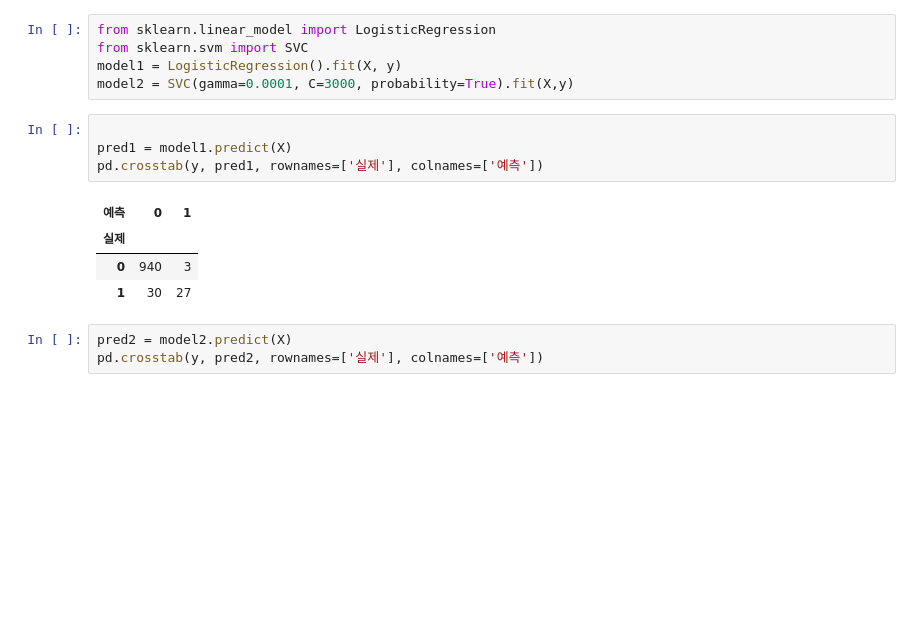
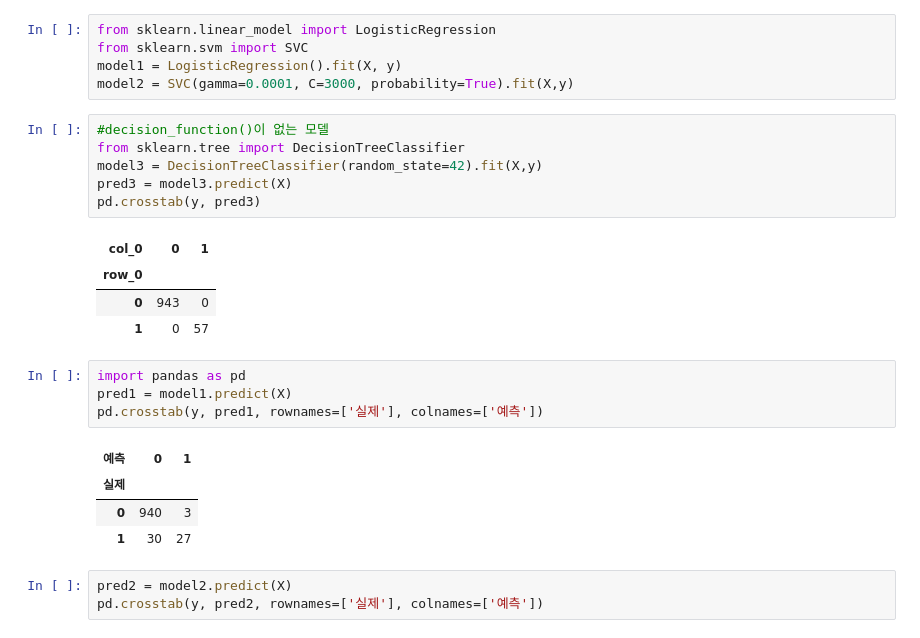
Before and after one commit to Jayk1220/ai, a Jupyter notebook: source/09_MachineLearning/ch3_분류분석.ipynb, the cells around one changed output. Cells and saved outputs as stored; diff of their text form; blank space fills up the shorter version.

```diff
--- a/source/09_MachineLearning/ch3_분류분석.ipynb
+++ b/source/09_MachineLearning/ch3_분류분석.ipynb
@@ -616,8 +624,19 @@ from sklearn.linear_model import LogisticRegression
 from sklearn.svm import SVC
 model1 = LogisticRegression().fit(X, y)
 model2 = SVC(gamma=0.0001, C=3000, probability=True).fit(X,y)
+# %%
+#decision_function()이 없는 모델
+from sklearn.tree import DecisionTreeClassifier
+model3 = DecisionTreeClassifier(random_state=42).fit(X,y)
+pred3 = model3.predict(X)
+pd.crosstab(y, pred3)
+# %% [output]
+| col_0 | 0 | 1 |
+| row_0 |  |  |
+| 0 | 943 | 0 |
+| 1 | 0 | 57 |
 # %%
-
+import pandas as pd
 pred1 = model1.predict(X)
 pd.crosstab(y, pred1, rownames=['실제'], colnames=['예측'])
 # %% [output]
```
Also changed, not shown: parts of 6 cells of this notebook, 1 other file.
